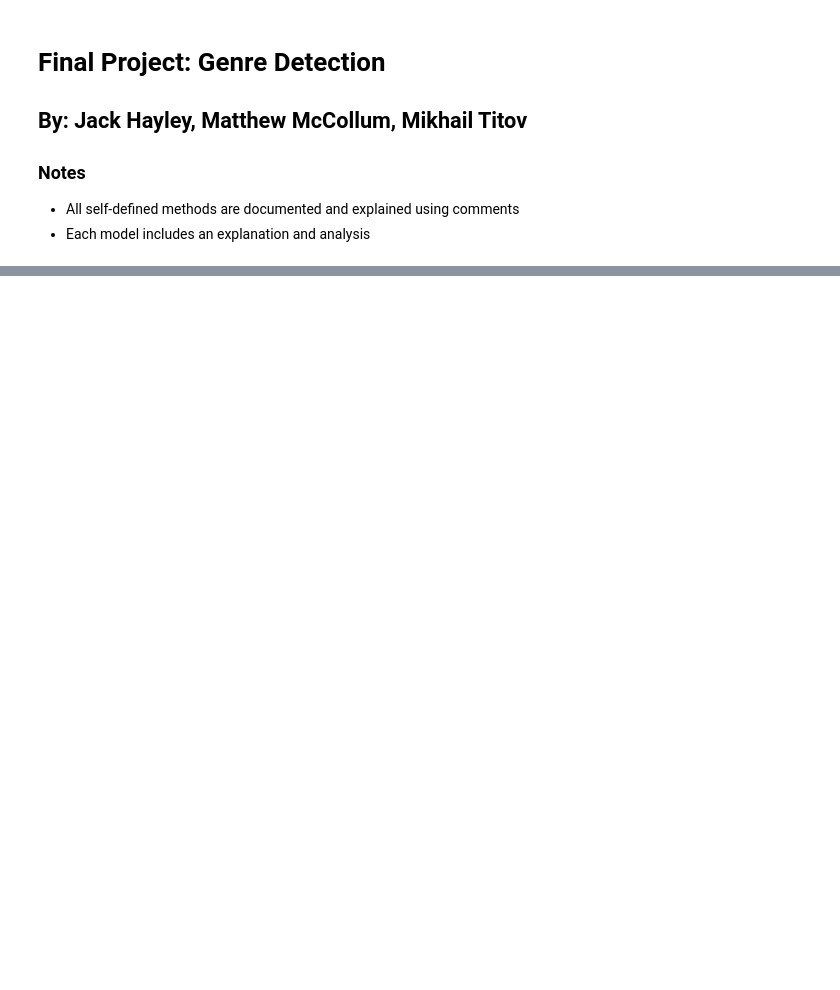
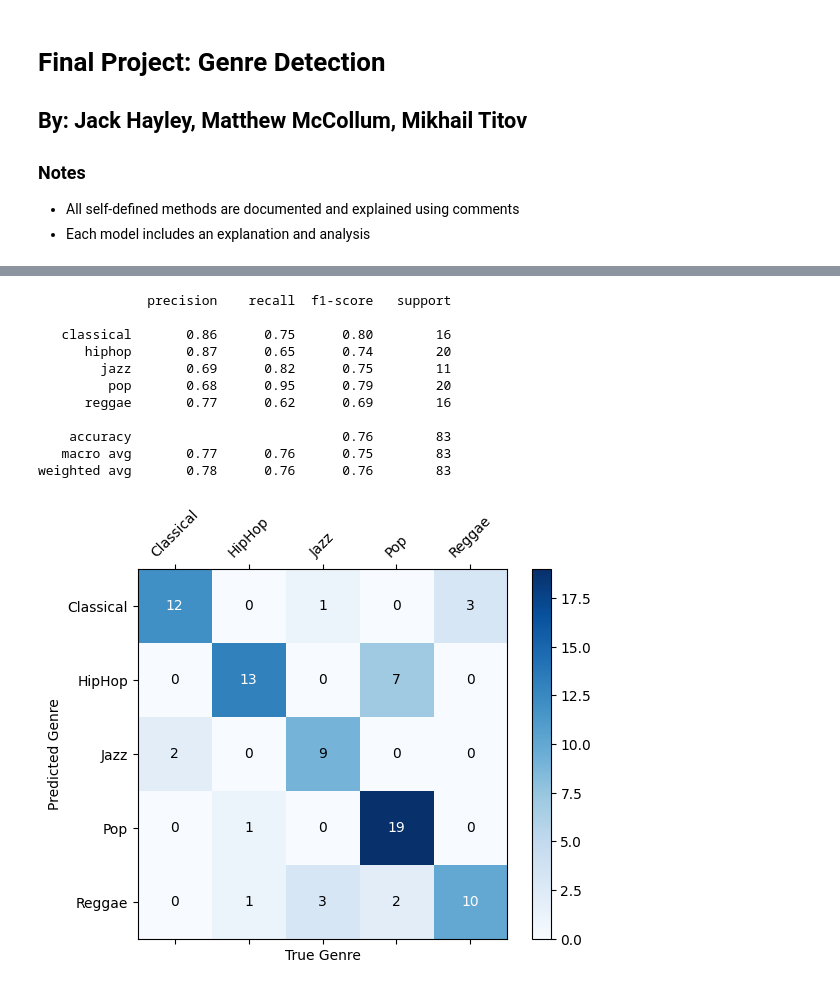
Before and after one commit to Andethy/AudioTechII-Final, a Jupyter notebook: final.ipynb, the cells around one changed output, grey strips where cells are left out. Drawn from its saved outputs; the diff is of its cells as text; code cells hidden in the pictures; blank space fills up the shorter version.

Commit message:
add mF2, our current final model

```diff
--- a/final.ipynb
+++ b/final.ipynb
@@ -465,0 +463,25 @@ weighted avg       0.66      0.65      0.64        83
+# %%
+mF2 = Model(DATA, [*(f'mfcc{n}' for n in range(1,5)), 'rms', 'tempo', 'contrast', 'rolloff'])
+
+# Add parameters to change model functionality
+mF2.generate_model()
+
+FileIO(PATH_TO_JSON).set_data_from_frame(mF2.df)
+
+print(mF2.get_report())
+get_heatmap(mF2.get_matrix())
+
+box_genres(mF2.df, 'mfcc1')
+# %% [output]
+              precision    recall  f1-score   support
+
+   classical       0.86      0.75      0.80        16
+      hiphop       0.87      0.65      0.74        20
+        jazz       0.69      0.82      0.75        11
+         pop       0.68      0.95      0.79        20
+      reggae       0.77      0.62      0.69        16
+
+    accuracy                           0.76        83
+   macro avg       0.77      0.76      0.75        83
+weighted avg       0.78      0.76      0.76        83
+[figure, added]
```
Also changed, not shown: parts of 3 cells of this notebook, 1 other file.
